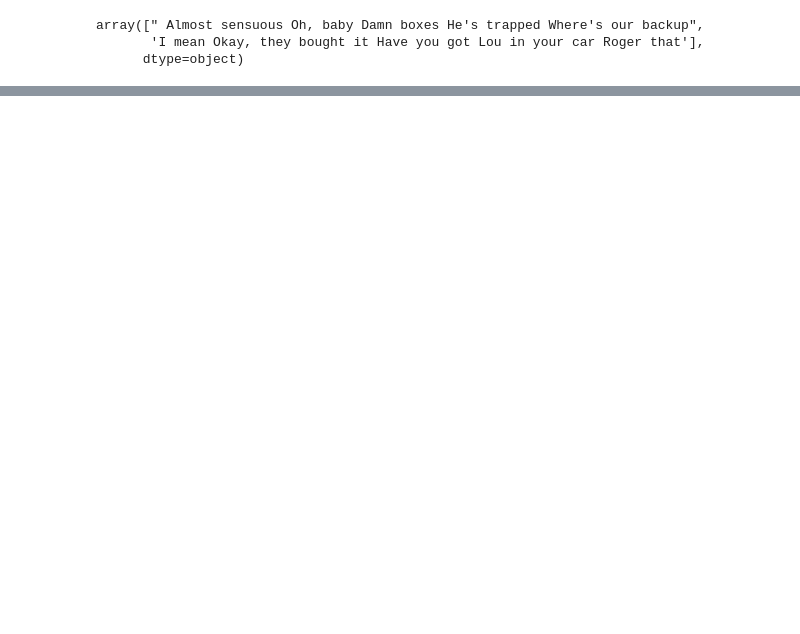
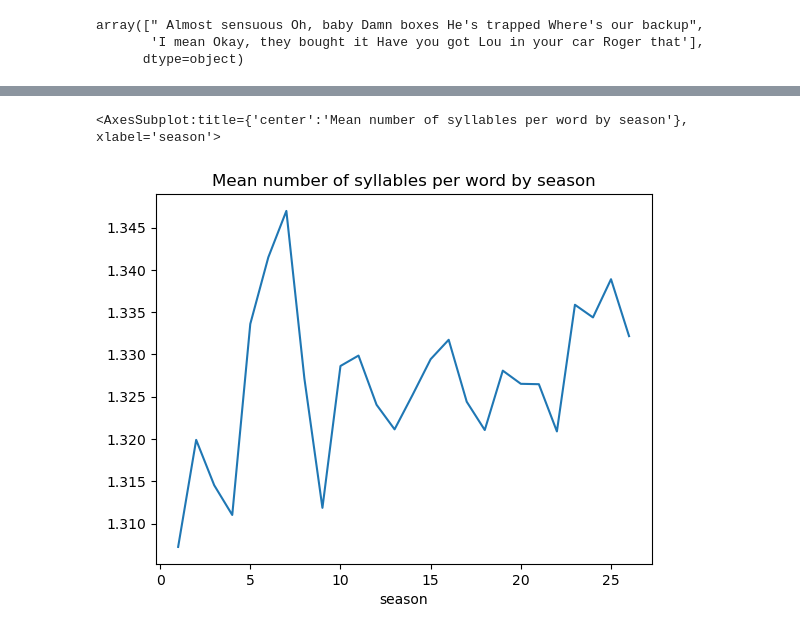
Before and after one commit to mwestt/simpsons-haiku, a Jupyter notebook: haiku_demo.ipynb, the cells around one changed output, grey strips where cells are left out. Cells and saved outputs as stored; diff of their text form; code cells hidden in the pictures; blank space fills up the shorter version.

```diff
--- a/haiku_demo.ipynb
+++ b/haiku_demo.ipynb
@@ -121,3 +166,10 @@ array([" Almost sensuous Oh, baby Damn boxes He's trapped Where's our backup",
+# %%
+# This the ratio of the two lines above
+plt.title('Mean number of syllables per word by season')
+(base_script.groupby('season')['n_syllables'].sum() / base_script.groupby('season')['word_count'].sum()).plot()
+# %% [output]
+<AxesSubplot:title={'center':'Mean number of syllables per word by season'}, xlabel='season'>
+[figure, added]
 # %%
 # Taking a look at the longest lines
 long_script = script[script.n_syllables > 17]
```
Also changed, not shown: parts of 25 cells of this notebook, 4 other files.
